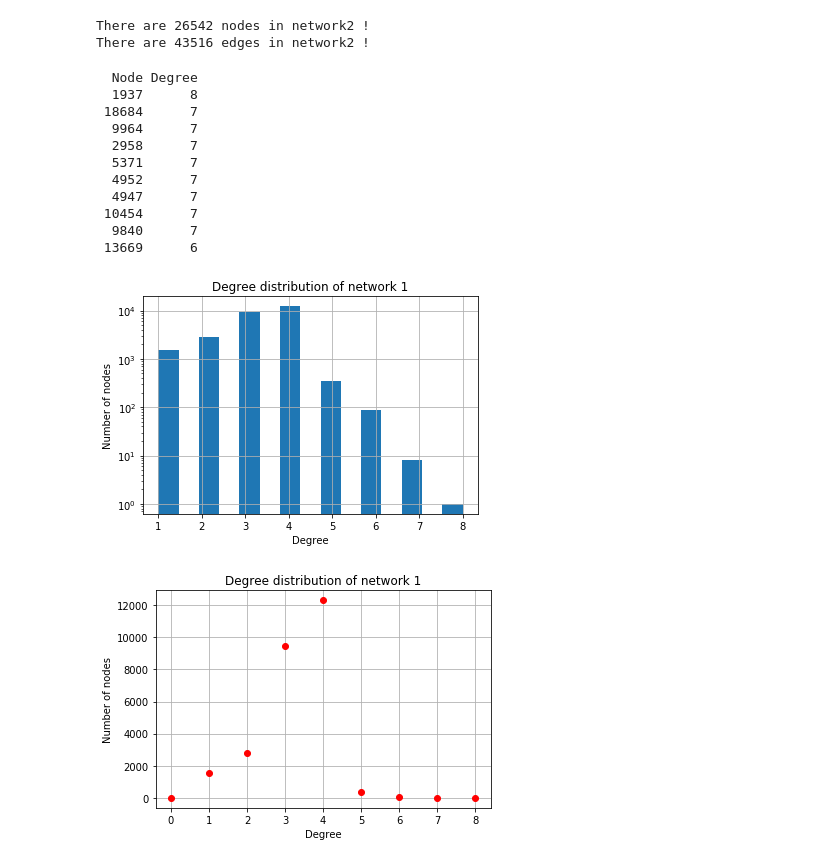
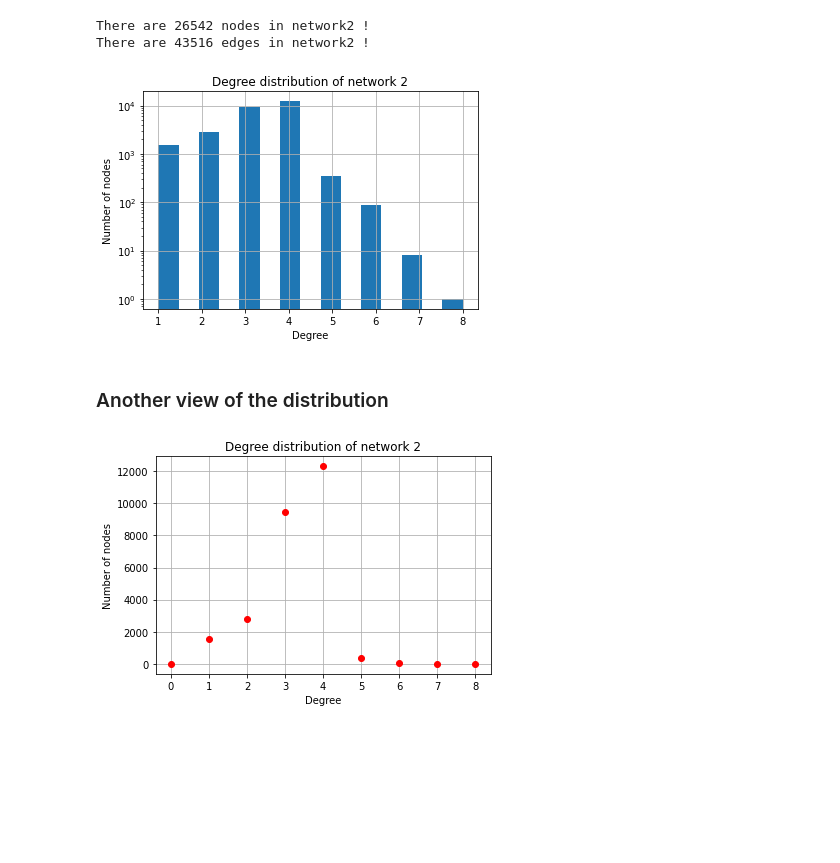
Before and after one commit to andreakiro/analyticat, a Jupyter notebook: lab-02/assignment/ix-lab2-notebook-part1.ipynb, the cells around one changed output. Drawn from its saved outputs; the diff is of its cells as text; code cells hidden in the pictures; blank space fills up the shorter version.

```diff
--- a/lab-02/assignment/ix-lab2-notebook-part1.ipynb
+++ b/lab-02/assignment/ix-lab2-notebook-part1.ipynb
@@ -302,5 +247,4 @@ You will now focus on a second real network network2.csv located in the data/ fo
 1. Using the properties computed in Exercises 2.1, 2.2, 2.3 and 2.4 explore the structure of this network.
 2. How does this network differ from the previous one?
 # %%
-network2 = pd.read_csv("../data/network2.csv", skiprows=1)
-network2.head()
+network2_df = pd.read_csv("../data/network2.csv", skiprows=2, names=['from', 'to'])
@@ -319,3 +251,5 @@ G2.add_edges_from(edges2)
+# %%
+G2 = nx.from_pandas_edgelist(network2_df, 'from', 'to')
 # %%
 print(f'There are {len(list(G2.nodes))} nodes in network2 !')
 print(f'There are {len(list(G2.edges))} edges in network2 !')
@@ -323,37 +257,5 @@ print(f'There are {len(list(G2.edges))} edges in network2 !')
 There are 26542 nodes in network2 !
 There are 43516 edges in network2 !
 # %%
-degrees2 = [degree for node, degree in G2.degree]
+# List of degrees for each node in the graph
+degrees2 = np.array([degree for node, degree in G2.degree])
-# %%
-# Get the list of the degree per node
-degrees2 = np.array(list(dict(G2.degree()).values()))
-
-# Get the indices of the nodes in decreasing order w.r.t their degree
-ind2 = np.argsort(degrees2)[::-1]
-
-# Print the 10 first nodes and
-nodes_degree2 = ["%6d %6d" % (a, b) for a, b in zip(ind2, degrees2[ind2])][:10]
-print("%6s %6s" % ("Node", "Degree"))
-print('\n'.join(nodes_degree2))
-
-# Plot the histogram of the PMF
-plt.hist(degrees2, bins=15)
-plt.yscale('log')
-plt.title("Degree distribution of network 1")
-plt.xlabel("Degree")
-plt.ylabel("Number of nodes")
-plt.grid()
-plt.show()
-# %% [output]
-  Node Degree
-  1937      8
- 18684      7
-  9964      7
-  2958      7
-  5371      7
-  4952      7
-  4947      7
- 10454      7
-  9840      7
- 13669      6
-[figure, removed]
@@ -360 +265,13 @@ plt.show()
+# %%
+plt.hist(degrees2, bins=15)
+plt.yscale('log')
+plt.title("Degree distribution of network 2")
+plt.xlabel("Degree")
+plt.ylabel("Number of nodes")
+plt.grid()
+plt.show()
+# %% [output]
+[figure, added]
+# %% [markdown]
+### Another view of the distribution
 # %%
```
Also changed, not shown: parts of 83 cells of this notebook, 2 other files.
